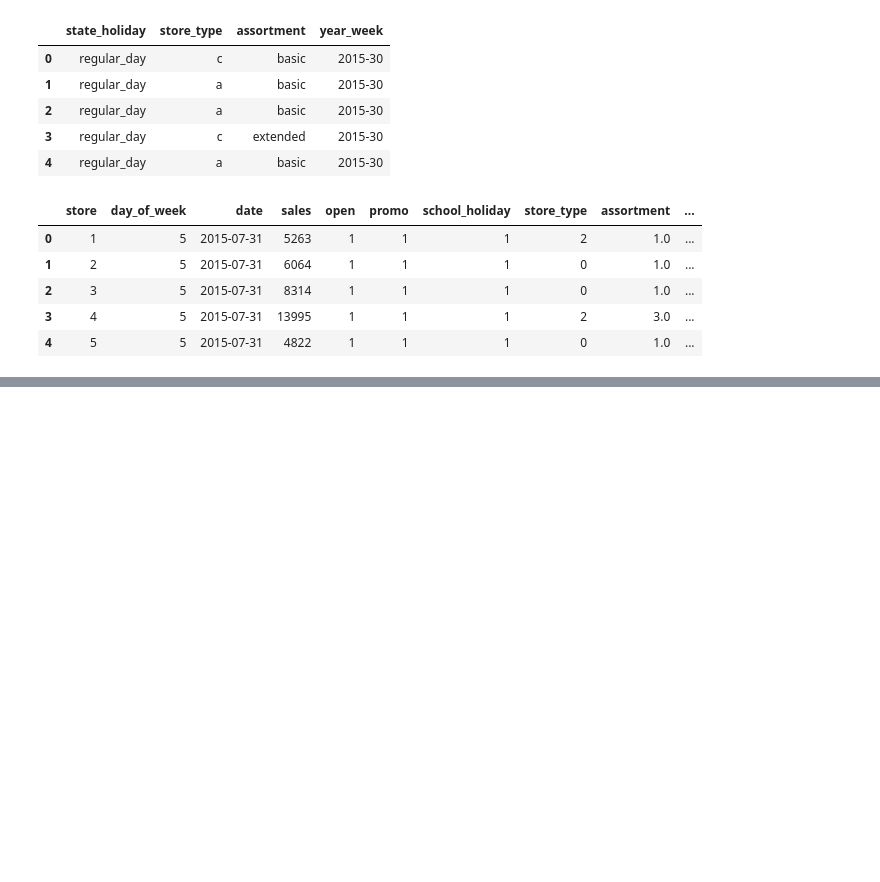
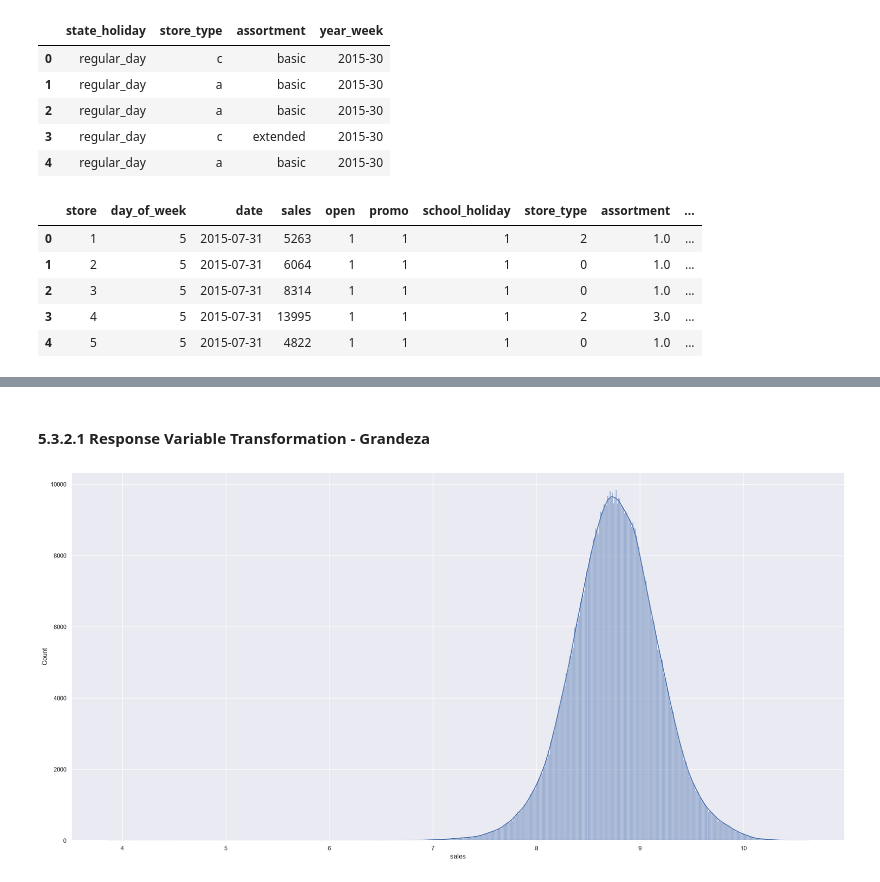
Before and after one commit to MarinaOnohara/Rossmann_Project, a Jupyter notebook: Notebooks/m05_v01_store_sales_prediction.ipynb, the cells around one changed output, grey strips where cells are left out. Saved outputs shown, nothing was run; the diff lists cells and outputs as text; code cells hidden in the pictures; blank space fills up the shorter version.

```diff
--- a/Notebooks/m05_v01_store_sales_prediction.ipynb
+++ b/Notebooks/m05_v01_store_sales_prediction.ipynb
@@ -1200,0 +1210,10 @@ df5.head()
+# %% [markdown]
+#### 5.3.2.1 Response Variable Transformation - Grandeza
+# %%
+# Logarithm transformation
+df5['sales']= np.log1p(df5['sales'])
+# %%
+sns.histplot(df5['sales'], kde=True)
+plt.show()
+# %% [output]
+[figure, added]
```
Also changed, not shown: parts of 8 cells of this notebook.
